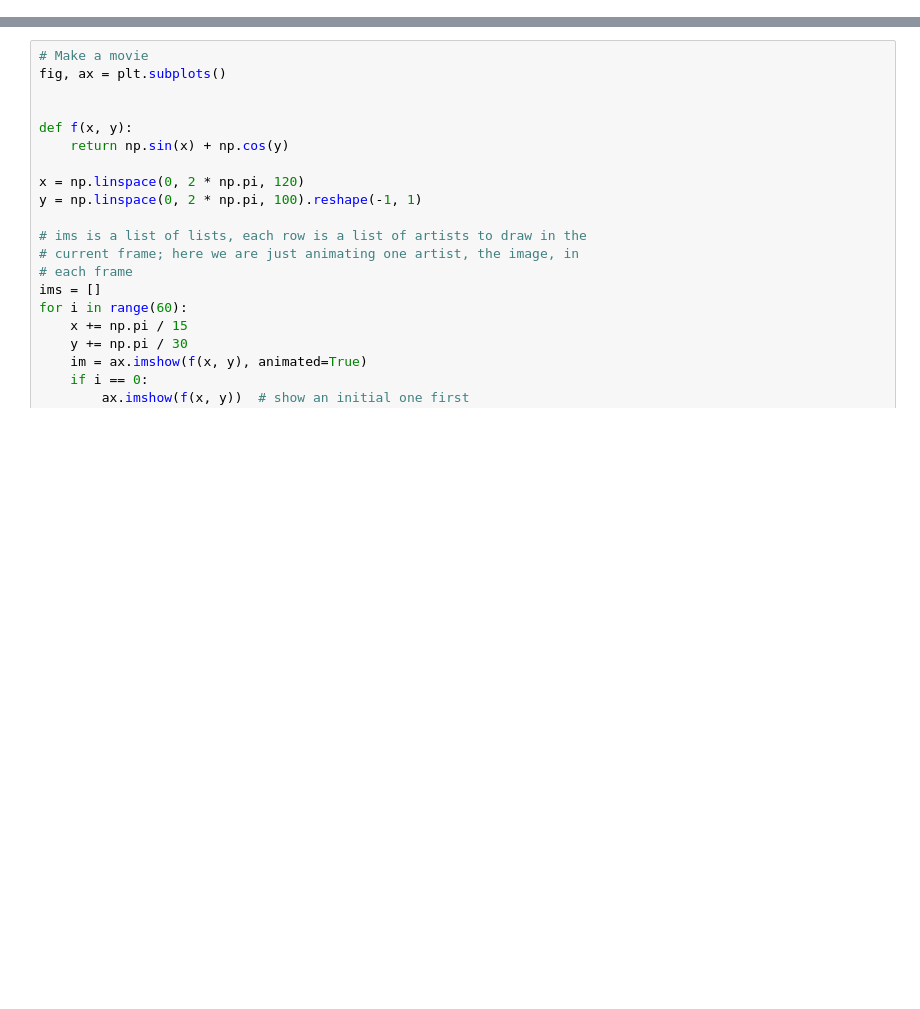
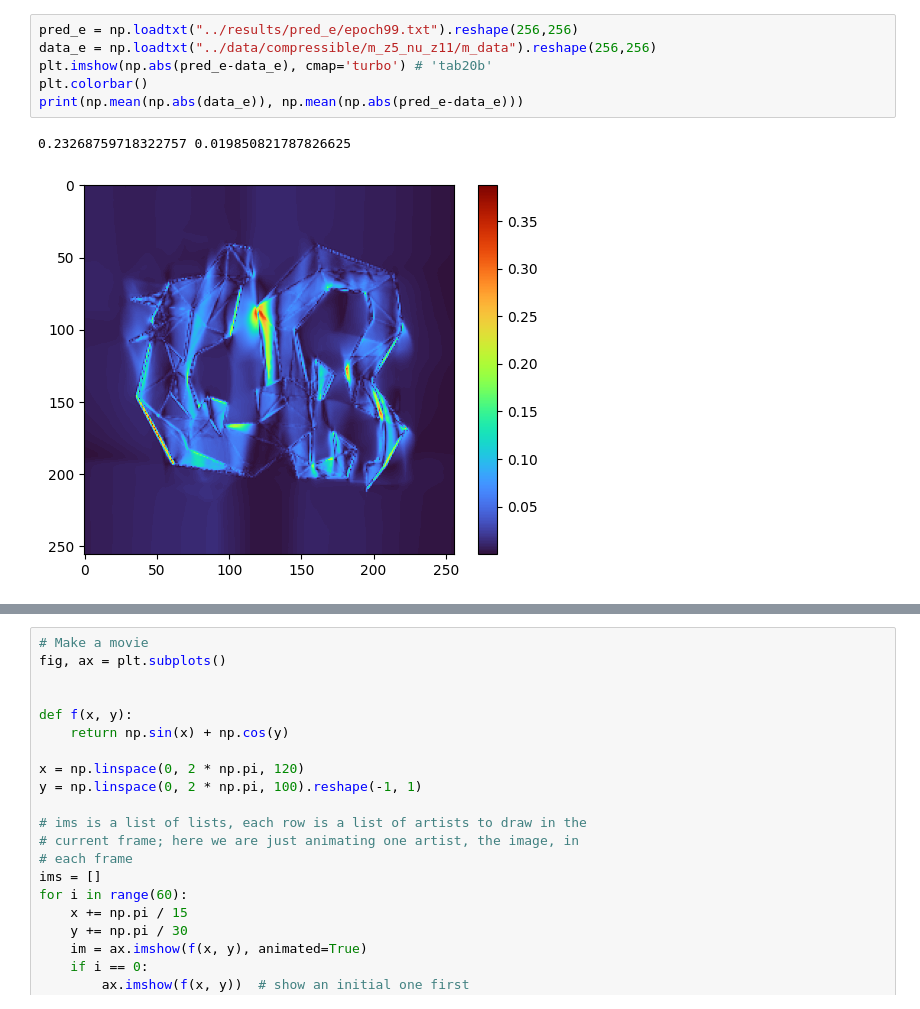
Before and after one commit to data-science-tamu/data-science-projects, a Jupyter notebook: plot/plot.ipynb, the cells around one changed output, grey strips where cells are left out. Cells and saved outputs as stored; diff of their text form; blank space fills up the shorter version.

```diff
--- a/plot/plot.ipynb
+++ b/plot/plot.ipynb
@@ -11 +32,10 @@ plt.imshow(pred_e)
+# %%
+pred_e = np.loadtxt("../results/pred_e/epoch99.txt").reshape(256,256)
+data_e = np.loadtxt("../data/compressible/m_z5_nu_z11/m_data").reshape(256,256)
+plt.imshow(np.abs(pred_e-data_e), cmap='turbo') # 'tab20b'
+plt.colorbar()
+print(np.mean(np.abs(data_e)), np.mean(np.abs(pred_e-data_e)))
+# %% [output]
+0.23268759718322757 0.019850821787826625
+[figure, added]
 # %%
```
Also changed, not shown: parts of 12 cells of this notebook, 4 other files.
